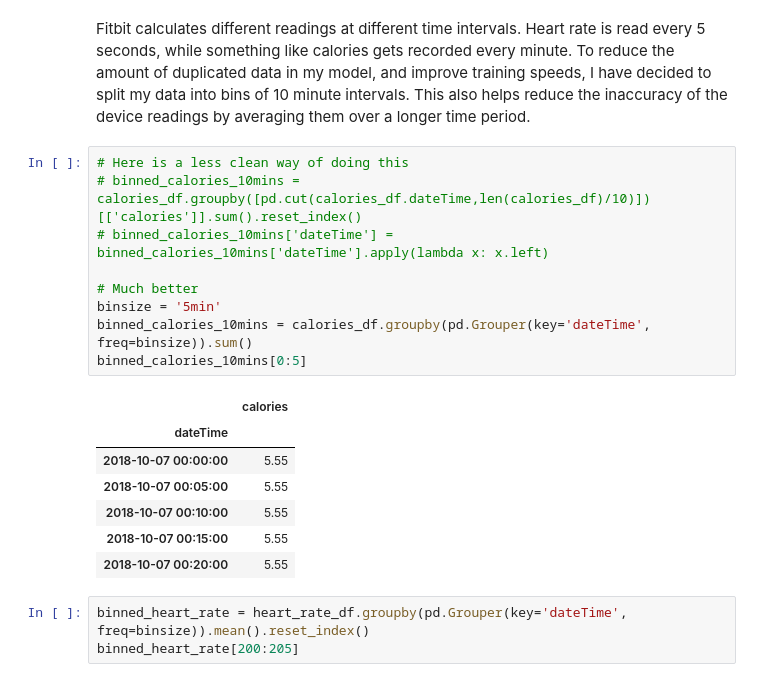
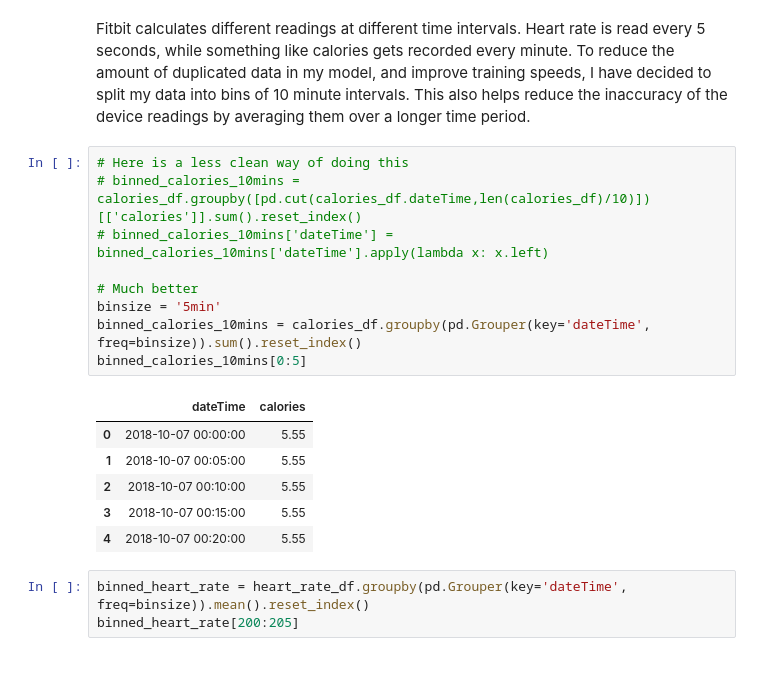
Before and after one commit to ashleygw/health-monitoring, a Jupyter notebook: SleepAndHealthNN.ipynb, the cells around one changed output. Drawn from its saved outputs; the diff is of its cells as text.

```diff
--- a/SleepAndHealthNN.ipynb
+++ b/SleepAndHealthNN.ipynb
@@ -102,20 +102,19 @@ active_minutes_df[:5]
 # %%
 # Here is a less clean way of doing this
 # binned_calories_10mins = calories_df.groupby([pd.cut(calories_df.dateTime,len(calories_df)/10)])[['calories']].sum().reset_index()
 # binned_calories_10mins['dateTime'] = binned_calories_10mins['dateTime'].apply(lambda x: x.left)
 
 # Much better
 binsize = '5min'
-binned_calories_10mins = calories_df.groupby(pd.Grouper(key='dateTime', freq=binsize)).sum()
+binned_calories_10mins = calories_df.groupby(pd.Grouper(key='dateTime', freq=binsize)).sum().reset_index()
 binned_calories_10mins[0:5]
 # %% [output]
-|  | calories |
-| dateTime |  |
-| 2018-10-07 00:00:00 | 5.55 |
-| 2018-10-07 00:05:00 | 5.55 |
-| 2018-10-07 00:10:00 | 5.55 |
-| 2018-10-07 00:15:00 | 5.55 |
-| 2018-10-07 00:20:00 | 5.55 |
+|  | dateTime | calories |
+| 0 | 2018-10-07 00:00:00 | 5.55 |
+| 1 | 2018-10-07 00:05:00 | 5.55 |
+| 2 | 2018-10-07 00:10:00 | 5.55 |
+| 3 | 2018-10-07 00:15:00 | 5.55 |
+| 4 | 2018-10-07 00:20:00 | 5.55 |
 # %%
 binned_heart_rate = heart_rate_df.groupby(pd.Grouper(key='dateTime', freq=binsize)).mean().reset_index()
 binned_heart_rate[200:205]
```
